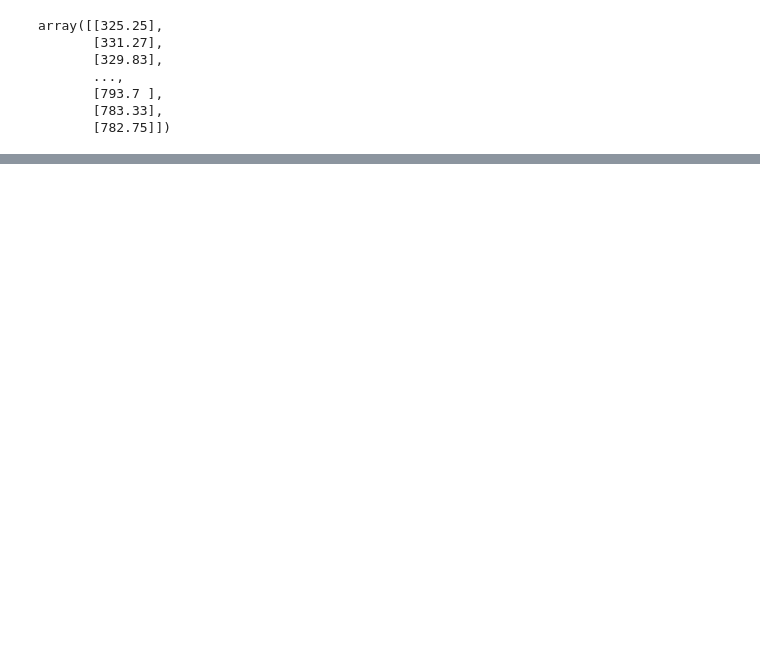
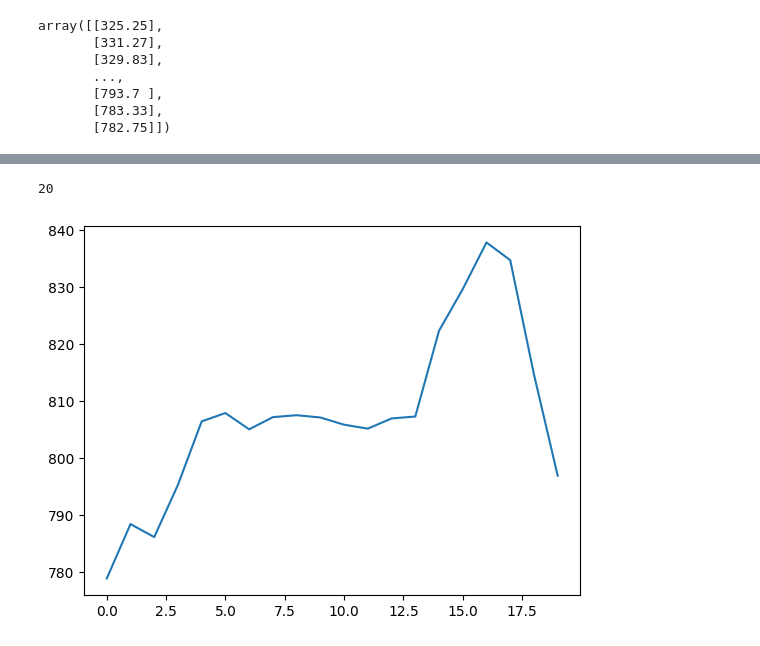
Before and after one commit to Tharunopi/Tharun-s-training-data, a Jupyter notebook: Udemy deep learning/RNN/RNN_training.ipynb, the cells around one changed output, grey strips where cells are left out. Cells and saved outputs as stored; diff of their text form; code cells hidden in the pictures; blank space fills up the shorter version.

```diff
--- a/Udemy deep learning/RNN/RNN_training.ipynb
+++ b/Udemy deep learning/RNN/RNN_training.ipynb
@@ -39,0 +175,2 @@ array([[0.08581368],
+# %%
+test = pd.read_csv(r"C:\Stack overflow\Tharun-s-training-data\Udemy deep learning\RNN\Part+3+-+Recurrent+Neural+Networks\Part 3 - Recurrent Neural Networks\Google_Stock_Price_Test.csv")
@@ -39,0 +191,10 @@ array([[0.08581368],
+# %%
+real = np.array(test.iloc[:, 1:2].values)
+len(real)
+# %% [output]
+20
+# %%
+plt.plot(real)
+plt.show()
+# %% [output]
+[figure, added]
```
Also changed, not shown: parts of 26 cells of this notebook, 1 other file.
